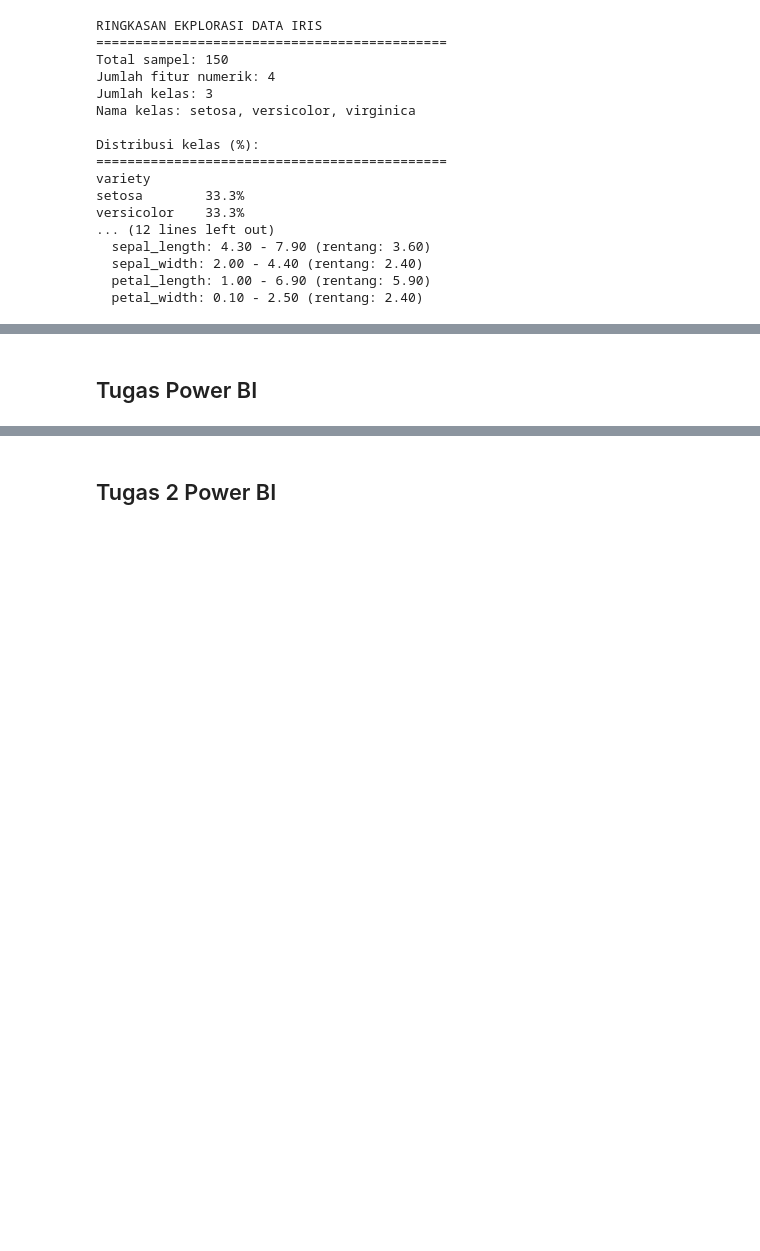
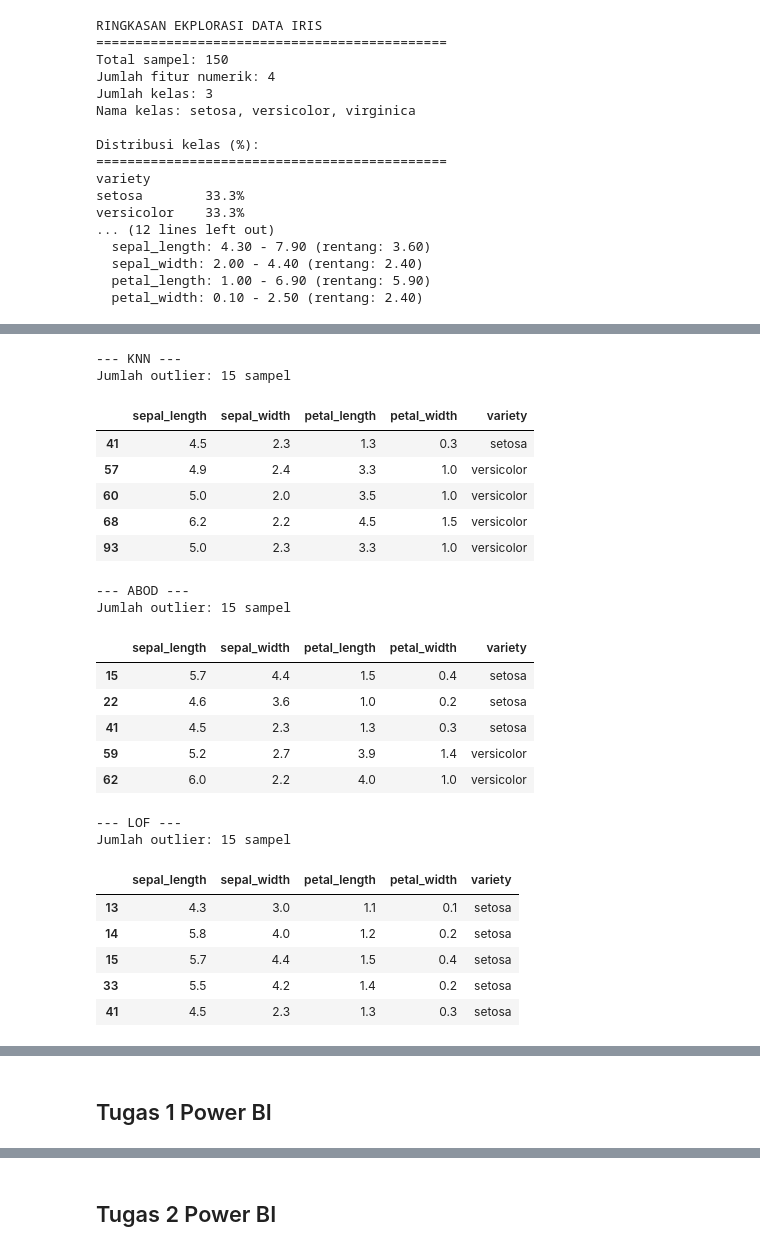
Before and after one commit to nadiatulkhoir30/PSD, a Jupyter notebook: _sources/dataUnderstanding.ipynb, the cells around one changed output, grey strips where cells are left out. Cells and saved outputs as stored; diff of their text form; code cells hidden in the pictures; blank space fills up the shorter version.

```diff
--- a/_sources/dataUnderstanding.ipynb
+++ b/_sources/dataUnderstanding.ipynb
@@ -363,0 +428,78 @@ versicolor    33.3%
+# %%
+from pyod.models.knn import KNN
+from pyod.models.lof import LOF
+from pyod.models.abod import ABOD
+import pandas as pd
+
+# Ambil hanya fitur numerik
+X = df.select_dtypes("number")
+
+# --- Metode 1: KNN ---
+knn = KNN()
+knn.fit(X)
+mask_knn = knn.labels_ == 0
+df_knn_clean = df[mask_knn]
+df_knn_outliers = df[~mask_knn]  # Data yang terdeteksi sebagai outlier
+
+print("\n--- KNN ---")
+print(f"Jumlah outlier: {df_knn_outliers.shape[0]} sampel")
+display(df_knn_outliers.head())  # Tampilkan 5 baris outlier pertama
+
+# --- Metode 2: ABOD (Angle-Based Outlier Detection) ---
+try:
+    abod = ABOD(method='fast')
+    abod.fit(X)
+    mask_abod = abod.labels_ == 0
+    df_abod_clean = df[mask_abod]
+    df_abod_outliers = df[~mask_abod]
+
+    print("\n--- ABOD ---")
+    print(f"Jumlah outlier: {df_abod_outliers.shape[0]} sampel")
+    display(df_abod_outliers.head())
+except Exception as e:
+    print("ABOD error di Python 3.12:", e)
+    df_abod_clean = df.copy()
+    df_abod_outliers = pd.DataFrame()
+
+# --- Metode 3: LOF (Local Outlier Factor) ---
+lof = LOF()
+lof.fit(X)
+mask_lof = lof.labels_ == 0
+df_lof_clean = df[mask_lof]
+df_lof_outliers = df[~mask_lof]
+
+print("\n--- LOF ---")
+print(f"Jumlah outlier: {df_lof_outliers.shape[0]} sampel")
+display(df_lof_outliers.head())
+
+# --- Ringkasan Ukuran Data ---
+print("\n--- Ringkasan Ukuran Data ---")
+print("Ukuran data asli:", df.shape)
+print("Setelah hapus outlier (KNN):", df_knn_clean.shape)
+print("Setelah hapus outlier (ABOD):", df_abod_clean.shape)
+print("Setelah hapus outlier (LOF):", df_lof_clean.shape)
+# %% [output]
+--- KNN ---
+Jumlah outlier: 15 sampel
+|  | sepal_length | sepal_width | petal_length | petal_width | variety |
+| 41 | 4.5 | 2.3 | 1.3 | 0.3 | setosa |
+| 57 | 4.9 | 2.4 | 3.3 | 1.0 | versicolor |
+| 60 | 5.0 | 2.0 | 3.5 | 1.0 | versicolor |
+| 68 | 6.2 | 2.2 | 4.5 | 1.5 | versicolor |
+| 93 | 5.0 | 2.3 | 3.3 | 1.0 | versicolor |
+--- ABOD ---
+Jumlah outlier: 15 sampel
+|  | sepal_length | sepal_width | petal_length | petal_width | variety |
+| 15 | 5.7 | 4.4 | 1.5 | 0.4 | setosa |
+| 22 | 4.6 | 3.6 | 1.0 | 0.2 | setosa |
+| 41 | 4.5 | 2.3 | 1.3 | 0.3 | setosa |
+| 59 | 5.2 | 2.7 | 3.9 | 1.4 | versicolor |
+| 62 | 6.0 | 2.2 | 4.0 | 1.0 | versicolor |
+--- LOF ---
+Jumlah outlier: 15 sampel
+|  | sepal_length | sepal_width | petal_length | petal_width | variety |
+| 13 | 4.3 | 3.0 | 1.1 | 0.1 | setosa |
+| 14 | 5.8 | 4.0 | 1.2 | 0.2 | setosa |
+| 15 | 5.7 | 4.4 | 1.5 | 0.4 | setosa |
+| 33 | 5.5 | 4.2 | 1.4 | 0.2 | setosa |
+| 41 | 4.5 | 2.3 | 1.3 | 0.3 | setosa |
@@ -364,2 +511,2 @@ versicolor    33.3%
 # %% [markdown]
-## Tugas Power BI
+## Tugas 1 Power BI
```
Also changed, not shown: parts of 14 cells of this notebook, 21 other files.
